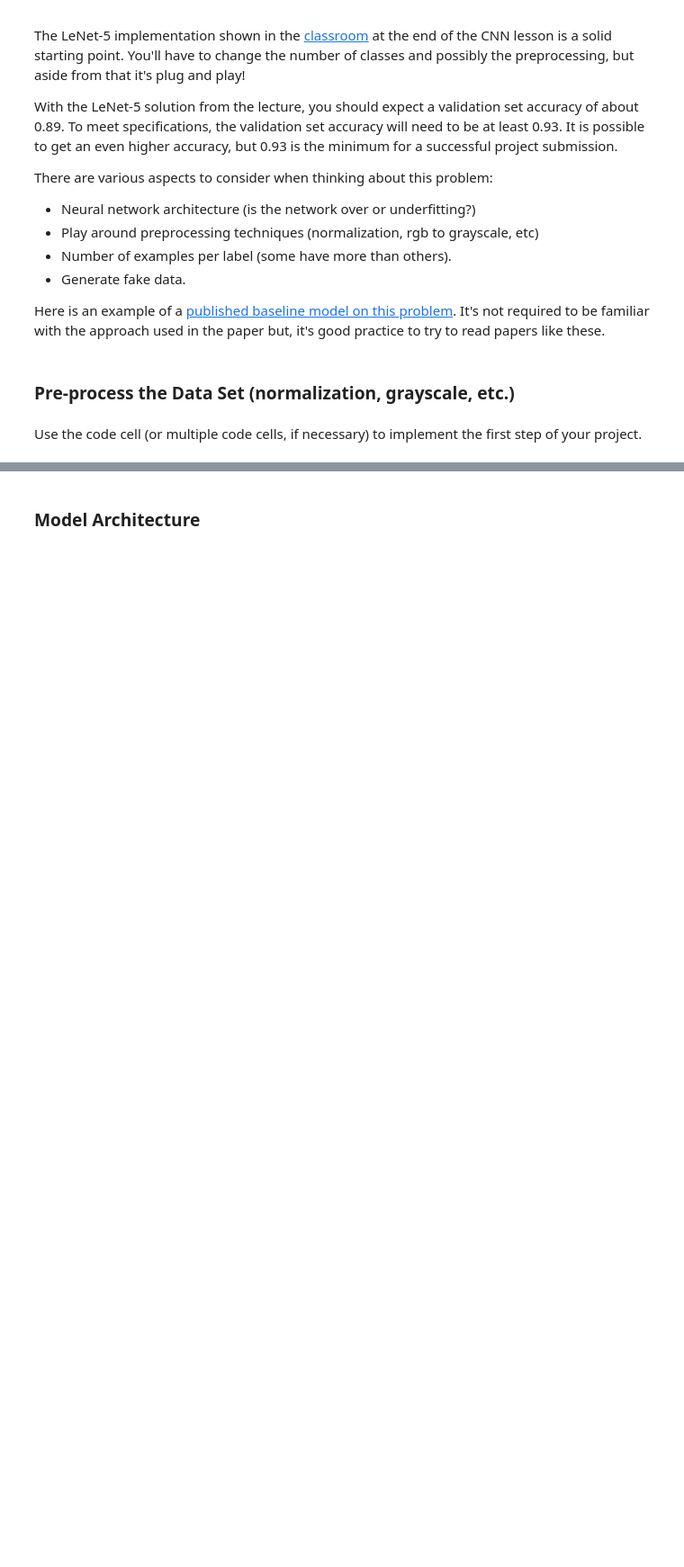
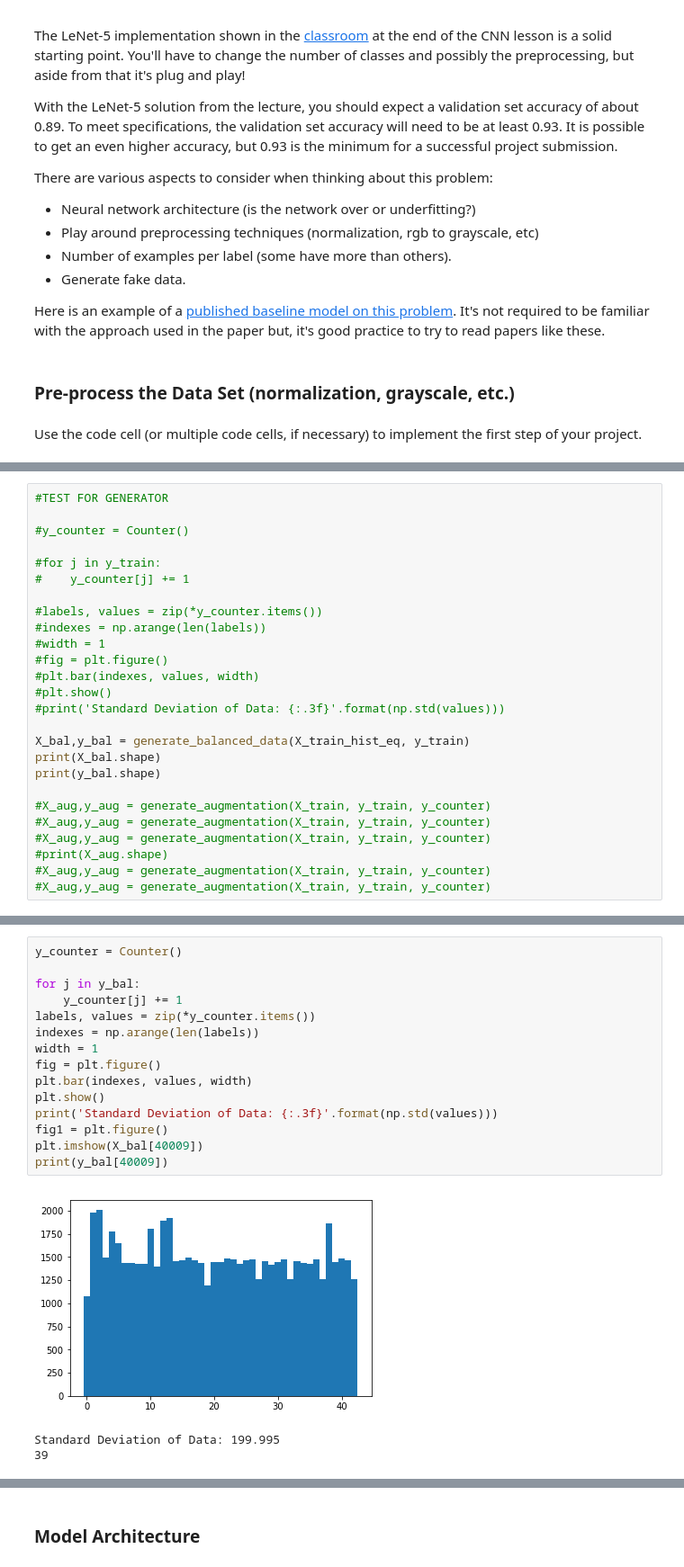
Before and after one commit to jShaoCX/CarND_Project2_Traffic_Signs, a Jupyter notebook: Traffic_Sign_Classifier.ipynb, the cells around one changed output, grey strips where cells are left out. Shown at 90% size. Saved outputs shown, nothing was run; the diff lists cells and outputs as text; blank space fills up the shorter version.

```diff
--- a/Traffic_Sign_Classifier.ipynb
+++ b/Traffic_Sign_Classifier.ipynb
@@ -374,0 +383,26 @@ Standard Deviation of Data: 294.308
+# %%
+#TEST FOR GENERATOR
+
+#y_counter = Counter()
+
+#for j in y_train:
+#    y_counter[j] += 1
+
+#labels, values = zip(*y_counter.items())
+#indexes = np.arange(len(labels))
+#width = 1
+#fig = plt.figure()
+#plt.bar(indexes, values, width)
+#plt.show()
+#print('Standard Deviation of Data: {:.3f}'.format(np.std(values)))
+
+X_bal,y_bal = generate_balanced_data(X_train_hist_eq, y_train)
+print(X_bal.shape)
+print(y_bal.shape)
+
+#X_aug,y_aug = generate_augmentation(X_train, y_train, y_counter)
+#X_aug,y_aug = generate_augmentation(X_train, y_train, y_counter)
+#X_aug,y_aug = generate_augmentation(X_train, y_train, y_counter)
+#print(X_aug.shape)
+#X_aug,y_aug = generate_augmentation(X_train, y_train, y_counter)
+#X_aug,y_aug = generate_augmentation(X_train, y_train, y_counter)
@@ -374,0 +424,19 @@ Standard Deviation of Data: 294.308
+# %%
+y_counter = Counter()
+
+for j in y_bal:
+    y_counter[j] += 1
+labels, values = zip(*y_counter.items())
+indexes = np.arange(len(labels))
+width = 1
+fig = plt.figure()
+plt.bar(indexes, values, width)
+plt.show()
+print('Standard Deviation of Data: {:.3f}'.format(np.std(values)))
+fig1 = plt.figure()
+plt.imshow(X_bal[40009])
+print(y_bal[40009])
+# %% [output]
+[figure, added]
+Standard Deviation of Data: 199.995
+39
```
Also changed, not shown: parts of 15 cells of this notebook, 1 other file.
